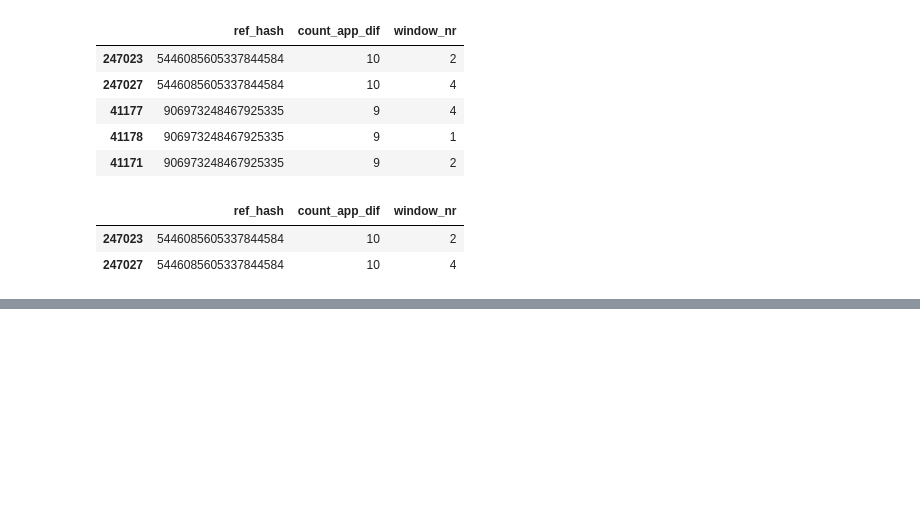
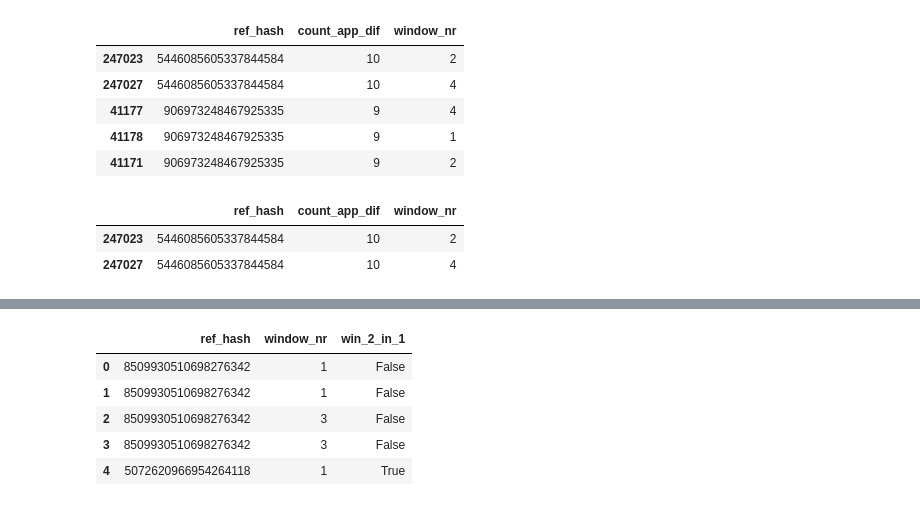
Before and after one commit to gatti2602/7506-datos, a Jupyter notebook: tp2/Lucas/xgboost-model-installs.ipynb, the cells around one changed output, grey strips where cells are left out. Saved outputs shown, nothing was run; the diff lists cells and outputs as text; code cells hidden in the pictures; blank space fills up the shorter version.

```diff
--- a/tp2/Lucas/xgboost-model-installs.ipynb
+++ b/tp2/Lucas/xgboost-model-installs.ipynb
@@ -219,0 +316,4 @@ inst_app_count.head(2)
+# %%
+tmp = in_win_d.iloc[1:10,:]
+tmp2 = test.groupby('ref_hash').apply(lambda x: pd.notna(x['win_2_in_1'])).reset_index()[['ref_hash','win_2_in_1']]
+tmp2.head(5)
@@ -220,3 +327,15 @@ inst_app_count.head(2)
+# %%
+tmp3 = test.merge(tmp2,how='inner',on='ref_hash')
+tmp3 = tmp3[['ref_hash','window_nr','win_2_in_1_y']]
+tmp3 = tmp3.rename(columns={"win_2_in_1_y":"win_2_in_1"})
+tmp3.head()
+# %% [output]
+|  | ref_hash | window_nr | win_2_in_1 |
+| 0 | 8509930510698276342 | 1 | False |
+| 1 | 8509930510698276342 | 1 | False |
+| 2 | 8509930510698276342 | 3 | False |
+| 3 | 8509930510698276342 | 3 | False |
+| 4 | 5072620966954264118 | 1 | True |
 # %%
 #Agregamos features
 columns_to_xgboost = ['ref_hash','source_id'\
```
Also changed, not shown: parts of 13 cells of this notebook.
